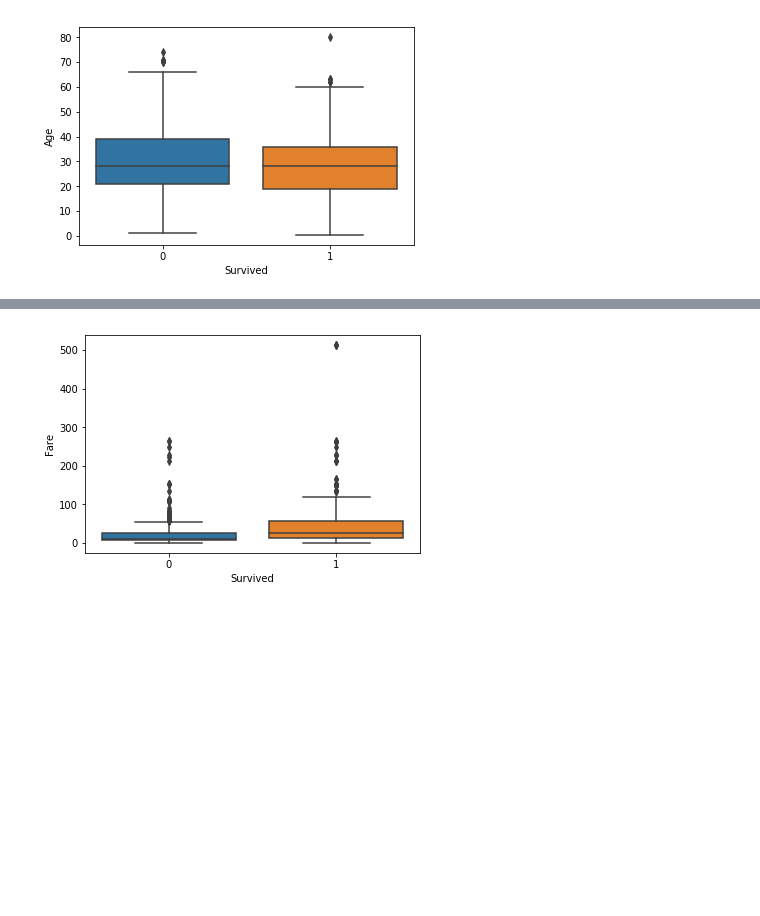
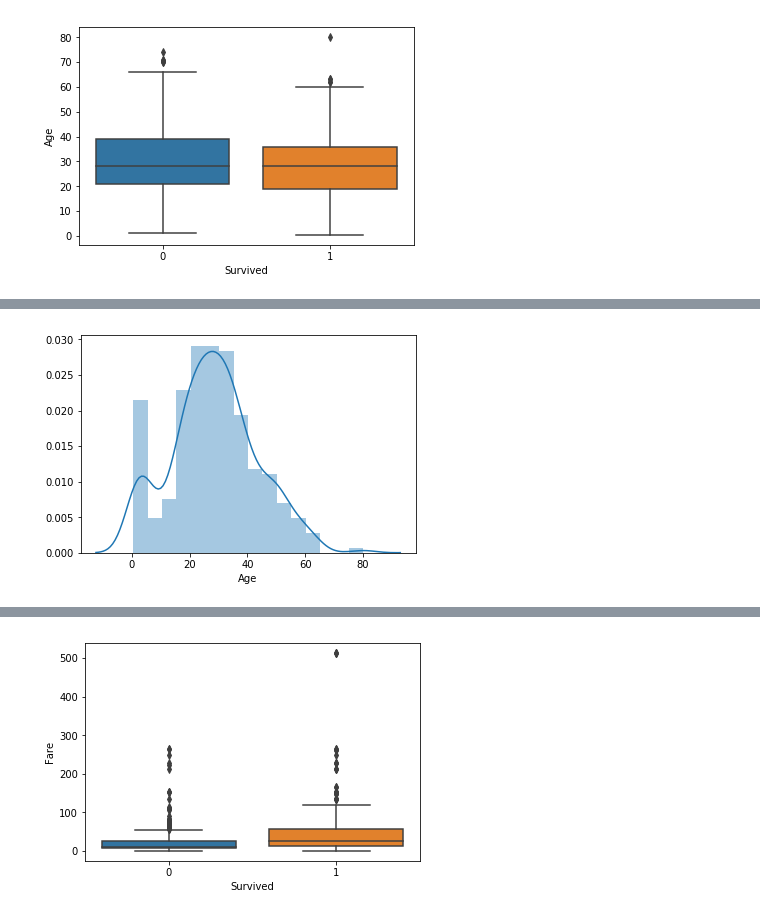
Before and after one commit to rushi0109/Titanic, a Jupyter notebook: Titanic.ipynb, the cells around one changed output, grey strips where cells are left out. Saved outputs shown, nothing was run; the diff lists cells and outputs as text; code cells hidden in the pictures; blank space fills up the shorter version.

```diff
--- a/Titanic.ipynb
+++ b/Titanic.ipynb
@@ -186,0 +194,5 @@ plt.show()
+# %%
+ax = sns.distplot(titanic_data[~titanic_data['Age'].isnull()][titanic_data['Survived'] == 1]['Age'] )
+plt.show()
+# %% [output]
+[figure, added]
```
Also changed, not shown: parts of 20 cells of this notebook.
